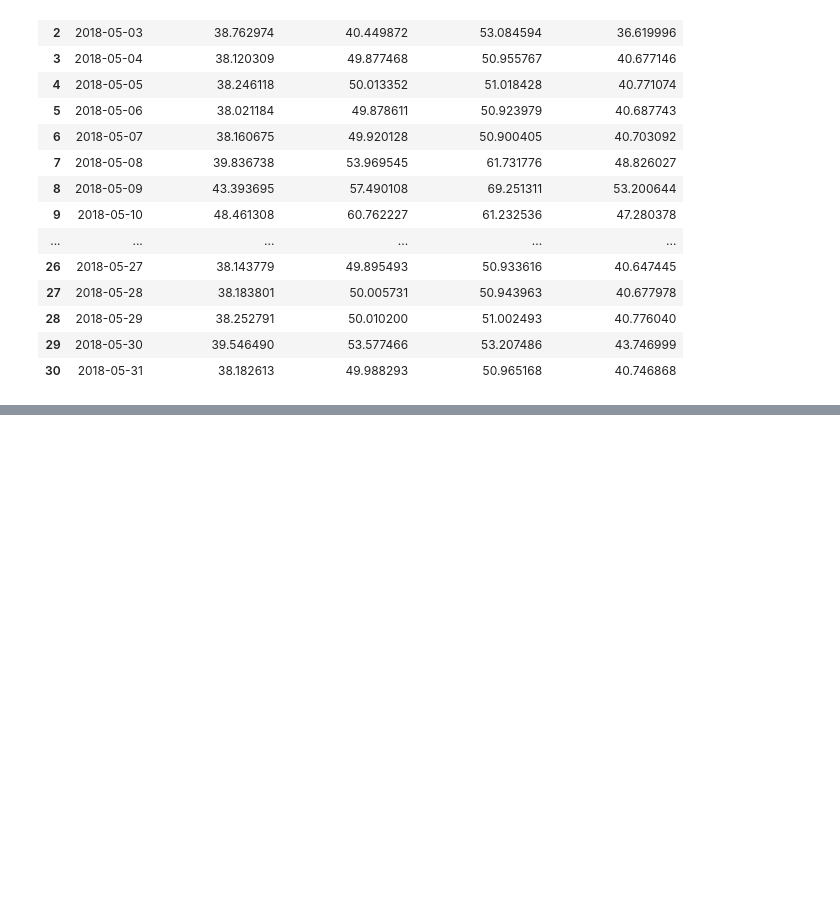
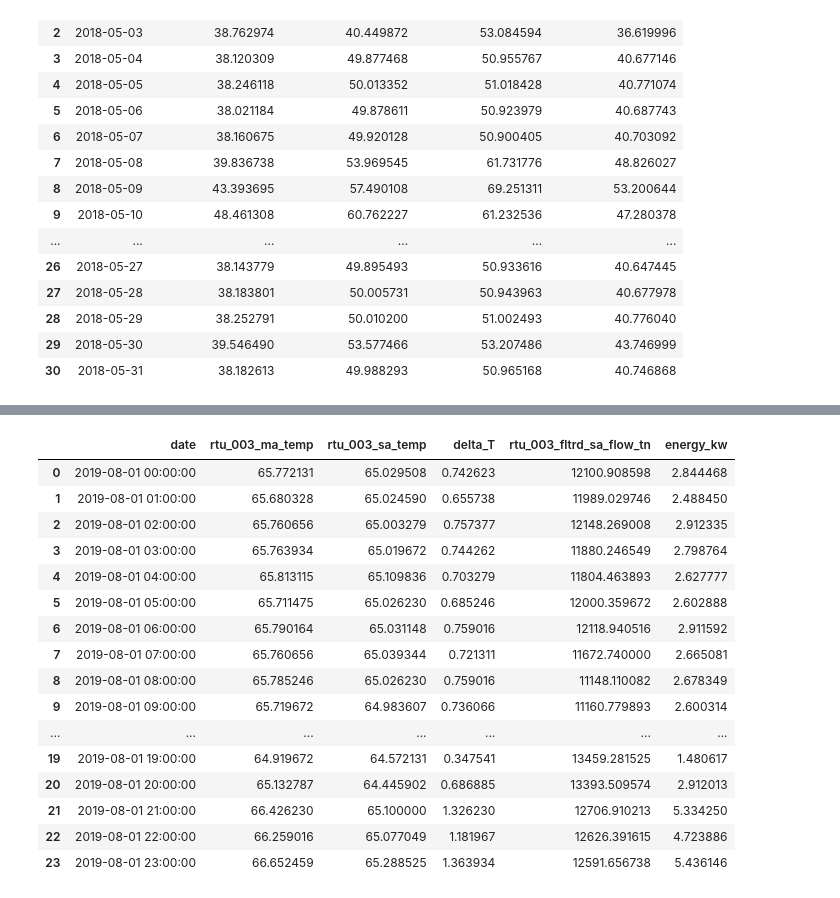
Before and after one commit to UCB-stat-159-s23/project-project-group22, a Jupyter notebook: analysis.ipynb, the cells around one changed output, grey strips where cells are left out. Saved outputs shown, nothing was run; the diff lists cells and outputs as text; code cells hidden in the pictures; blank space fills up the shorter version.

```diff
--- a/analysis.ipynb
+++ b/analysis.ipynb
@@ -101,10 +101,9 @@ def hourly(start, end, data):
     timezone = ZoneInfo('America/Los_Angeles')
     data['date'] = pd.to_datetime(data['date'])
     interval = dt.timedelta(hours=1)
-    hourly_df = pd.DataFrame(columns=[data.columns])
     value_df = pd.DataFrame()
     time_df = pd.DataFrame()
-    data_temp = pd.Series()
+    data_temp = pd.Series(dtype='object')
     while start < end:
         end_next = datetime.strptime(start, "%Y-%m-%d %H:%M:%S").replace(tzinfo=timezone) + interval
         end_next = datetime.strftime(end_next, "%Y-%m-%d %H:%M:%S")
@@ -189,0 +293,56 @@ def
+# %%
+def rtu_energy_hourly(start, end, unit):
+    """
+    This is a function defined to calculate thermal energy input by using outdoor air temperature, supply air temperature and air flow rate, from the rooftop unit for air conditioning
+
+    Arg:
+        start: the start time of the dataset (format: %Y-%m-%d %H:%M:%S)
+        end: the end time of the dataset (format: %Y-%m-%d %H:%M:%S)
+        unit: indicating which rooftop unit
+
+    Return:
+        Energy timeseries from calculation
+
+    """
+    if unit not in range(1, 5):
+        raise ValueError("Input rooftop unit not included, only unit 1~4 are available")
+    else:
+        ma_name = ['rtu_001_ma_temp', 'rtu_002_ma_temp', 'rtu_003_ma_temp', 'rtu_004_ma_temp'][unit - 1]
+        sat_name = ['rtu_001_sa_temp', 'rtu_002_sa_temp', 'rtu_003_sa_temp', 'rtu_004_sa_temp'][unit - 1]
+        afr_name = ['rtu_001_fltrd_sa_flow_tn', 'rtu_002_fltrd_sa_flow_tn', 'rtu_003_fltrd_sa_flow_tn', 'rtu_004_fltrd_sa_flow_tn'][unit - 1]
+
+    ma_data = retrieve(start, end, 'rtu_ma_t.csv')[['date', ma_name]]
+    ma_hourly = hourly(start, end, ma_data)
+
+    sat_data = retrieve(start, end, 'rtu_sa_t.csv')
+    sat_hourly = hourly(start, end, sat_data)[['date', sat_name]]
+
+    afr_data = retrieve(start, end, 'rtu_sa_fr.csv')
+    afr_hourly = hourly(start, end, afr_data)[['date', afr_name]]
+
+    temp_hourly = pd.merge(left=ma_hourly, right=sat_hourly, left_on='date', right_on='date')
+    temp_hourly['delta_T'] = (temp_hourly[ma_name] - temp_hourly[sat_name])
+    energy_hourly = pd.merge(left=temp_hourly, right=afr_hourly, left_on='date', right_on='date')
+    energy_hourly['energy_kw'] = energy_hourly['delta_T'] * energy_hourly[afr_name] * 1.08 / 3412
+
+    return energy_hourly
+# %%
+rtu_energy_hourly('2019-08-01 00:00:00', '2019-08-02 00:00:00', 3)
+# %% [output]
+|  | date | rtu_003_ma_temp | rtu_003_sa_temp | delta_T | rtu_003_fltrd_sa_flow_tn | energy_kw |
+| 0 | 2019-08-01 00:00:00 | 65.772131 | 65.029508 | 0.742623 | 12100.908598 | 2.844468 |
+| 1 | 2019-08-01 01:00:00 | 65.680328 | 65.024590 | 0.655738 | 11989.029746 | 2.488450 |
+| 2 | 2019-08-01 02:00:00 | 65.760656 | 65.003279 | 0.757377 | 12148.269008 | 2.912335 |
+| 3 | 2019-08-01 03:00:00 | 65.763934 | 65.019672 | 0.744262 | 11880.246549 | 2.798764 |
+| 4 | 2019-08-01 04:00:00 | 65.813115 | 65.109836 | 0.703279 | 11804.463893 | 2.627777 |
+| 5 | 2019-08-01 05:00:00 | 65.711475 | 65.026230 | 0.685246 | 12000.359672 | 2.602888 |
+| 6 | 2019-08-01 06:00:00 | 65.790164 | 65.031148 | 0.759016 | 12118.940516 | 2.911592 |
+| 7 | 2019-08-01 07:00:00 | 65.760656 | 65.039344 | 0.721311 | 11672.740000 | 2.665081 |
+| 8 | 2019-08-01 08:00:00 | 65.785246 | 65.026230 | 0.759016 | 11148.110082 | 2.678349 |
+| 9 | 2019-08-01 09:00:00 | 65.719672 | 64.983607 | 0.736066 | 11160.779893 | 2.600314 |
+| ... | ... | ... | ... | ... | ... | ... |
+| 19 | 2019-08-01 19:00:00 | 64.919672 | 64.572131 | 0.347541 | 13459.281525 | 1.480617 |
+| 20 | 2019-08-01 20:00:00 | 65.132787 | 64.445902 | 0.686885 | 13393.509574 | 2.912013 |
+| 21 | 2019-08-01 21:00:00 | 66.426230 | 65.100000 | 1.326230 | 12706.910213 | 5.334250 |
+| 22 | 2019-08-01 22:00:00 | 66.259016 | 65.077049 | 1.181967 | 12626.391615 | 4.723886 |
+| 23 | 2019-08-01 23:00:00 | 66.652459 | 65.288525 | 1.363934 | 12591.656738 | 5.436146 |
```
Also changed, not shown: parts of 11 cells of this notebook, 1 other file.
